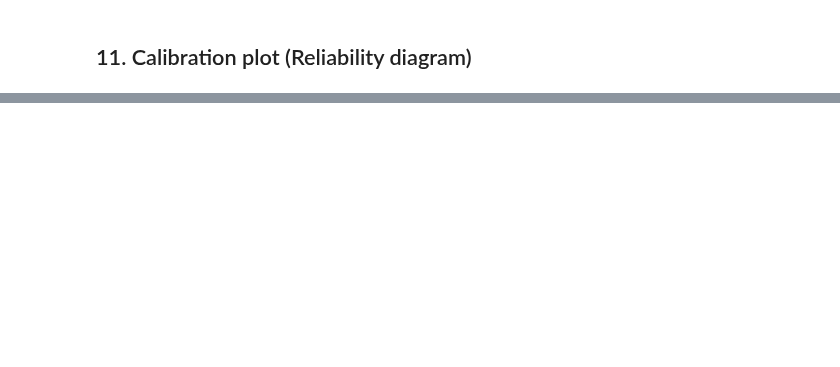
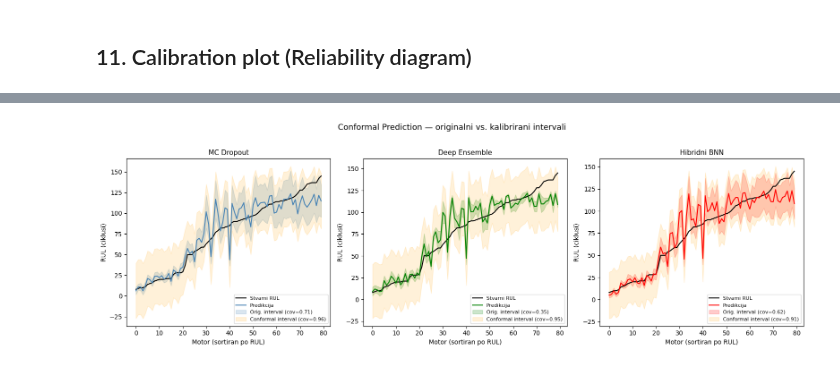
Before and after one commit to mdzafic/uq-predictive-maintenance-framework, a Jupyter notebook: code/uq_predictive_maintenance_framework.ipynb, the cells around one changed output, grey strips where cells are left out. Cells and saved outputs as stored; diff of their text form; code cells hidden in the pictures; blank space fills up the shorter version.

```diff
--- a/code/uq_predictive_maintenance_framework.ipynb
+++ b/code/uq_predictive_maintenance_framework.ipynb
@@ -1415,0 +1404,13 @@ Legenda metrika:
+# %%
+np.random.seed(42)
+
+# Kalibracijski skup: 20% test podataka
+n_cal = int(0.2 * len(y_test))
+cal_idx  = np.random.choice(len(y_test), size=n_cal, replace=False)
+test_idx = np.array([i for i in range(len(y_test)) if i not in cal_idx])
+
+y_cal  = y_test[cal_idx]
+y_test_cp = y_test[test_idx]
+
+print(f"Kalibracijski skup: {len(cal_idx)} motora")
+print(f"Test skup (CP):     {len(test_idx)} motora")
@@ -1415,0 +1489,38 @@ Legenda metrika:
+# %%
+fig, axes = plt.subplots(1, 3, figsize=(16, 5))
+
+models_cp = [
+    ('MC Dropout',    mc_mean[test_idx],  mc_std[test_idx],  cp_lower_mc,  cp_upper_mc,  cp_coverage_mc,  mc_results['coverage'],  'steelblue'),
+    ('Deep Ensemble', ens_mean[test_idx], ens_std[test_idx], cp_lower_ens, cp_upper_ens, cp_coverage_ens, ens_results['coverage'], 'green'),
+    ('Hibridni BNN',  bnn_mean[test_idx], bnn_std[test_idx], cp_lower_bnn, cp_upper_bnn, cp_coverage_bnn, bnn_results['coverage'], 'red'),
+]
+
+indices = np.argsort(y_test_cp)
+x_plot  = np.arange(len(y_test_cp))
+
+for ax, (name, mean, std, lower, upper, cp_cov, orig_cov, color) in zip(axes, models_cp):
+    ax.plot(x_plot, y_test_cp[indices], color='black', linewidth=1.5, label='Stvarni RUL')
+    ax.plot(x_plot, mean[indices], color=color, linewidth=1.5, label='Predikcija')
+
+    # Originalni interval (isprekidano)
+    ax.fill_between(x_plot,
+                    (mean - 1.96*std)[indices],
+                    (mean + 1.96*std)[indices],
+                    alpha=0.2, color=color, label=f'Orig. interval (cov={orig_cov:.2f})')
+
+    # Conformal interval (puno)
+    ax.fill_between(x_plot,
+                    lower[indices],
+                    upper[indices],
+                    alpha=0.15, color='orange', label=f'Conformal interval (cov={cp_cov:.2f})')
+
+    ax.set_title(f'{name}', fontsize=11)
+    ax.set_xlabel('Motor (sortiran po RUL)')
+    ax.set_ylabel('RUL (ciklusi)')
+    ax.legend(fontsize=8)
+
+plt.suptitle('Conformal Prediction — originalni vs. kalibrirani intervali', fontsize=13, y=1.02)
+plt.tight_layout()
+plt.show()
+# %% [output]
+[figure, added]
```
Also changed, not shown: parts of 59 cells of this notebook.
